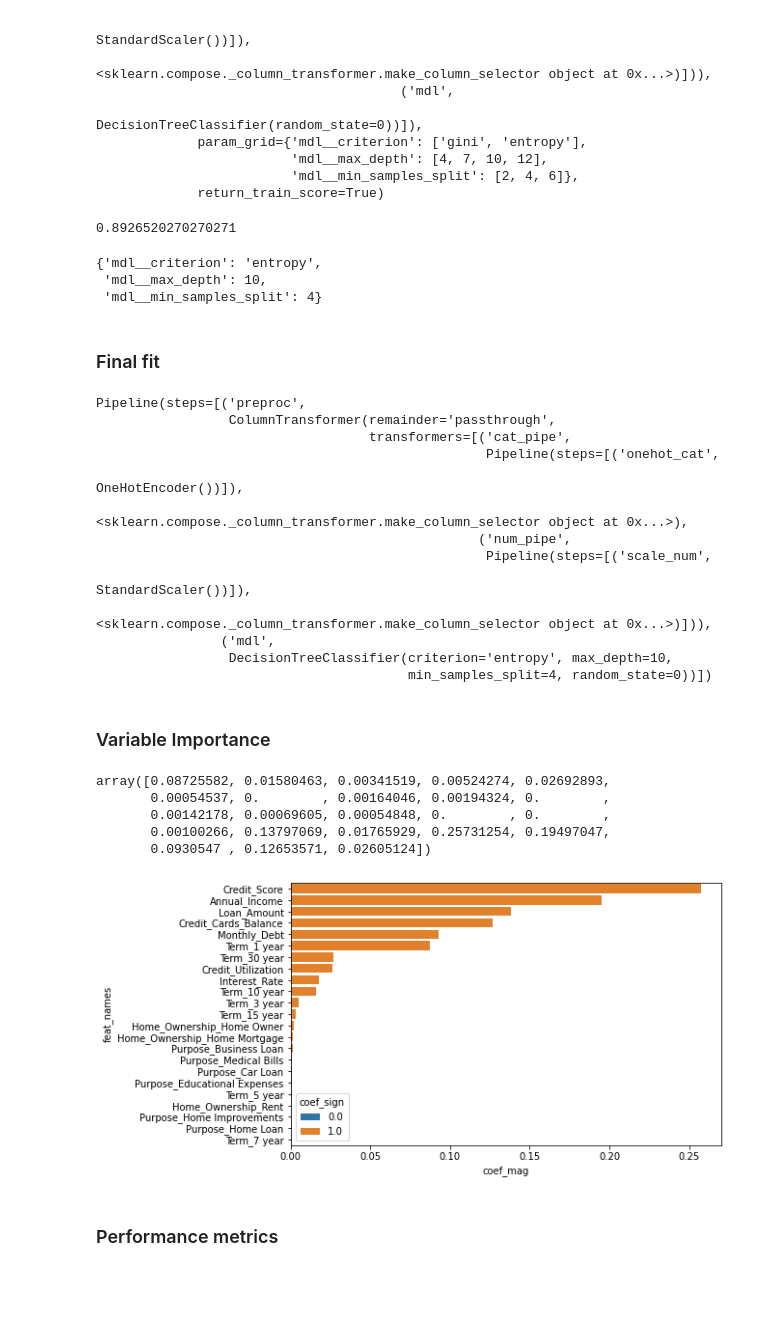
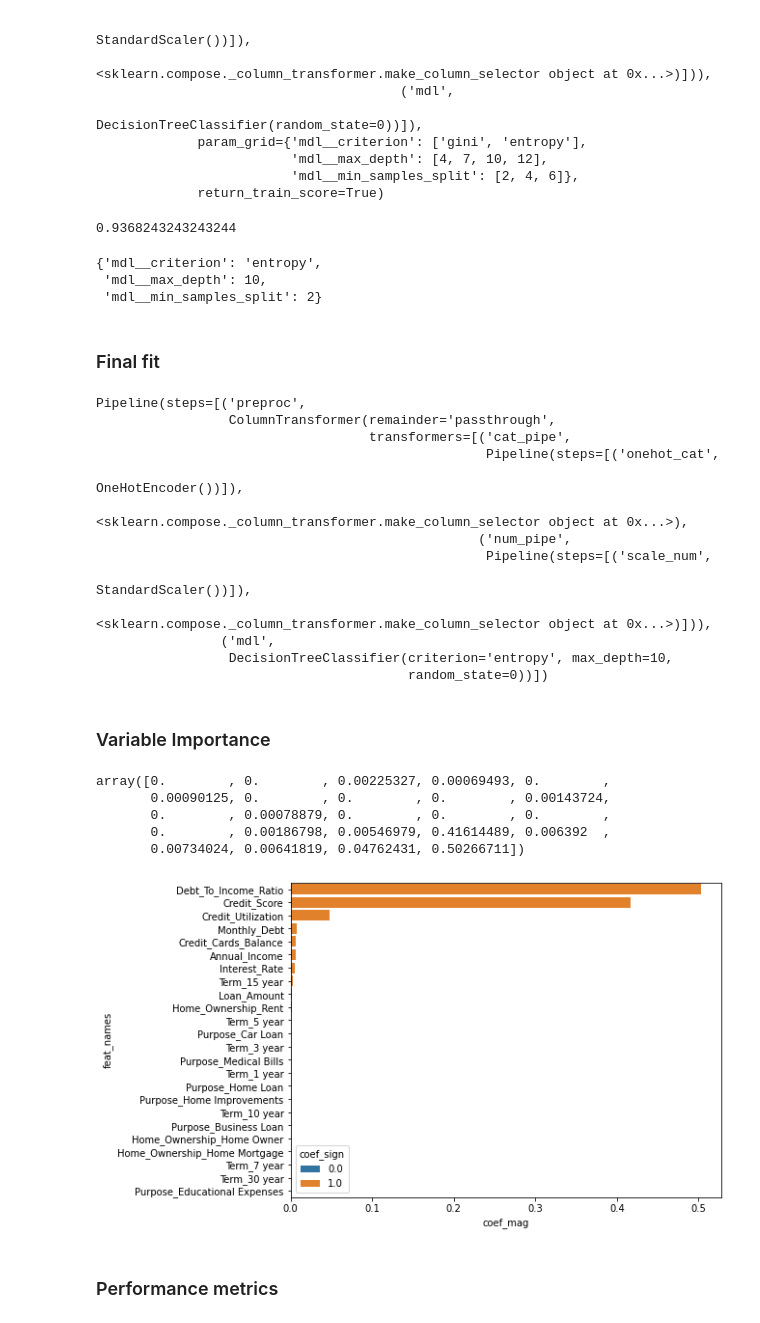
Before and after one commit to karelyrodri/Machine-Learning-CS5262-50, a Jupyter notebook: CS5262_50.ipynb, the cells around one changed output. Saved outputs shown, nothing was run; the diff lists cells and outputs as text; code cells hidden in the pictures; blank space fills up the shorter version.

```diff
--- a/CS5262_50.ipynb
+++ b/CS5262_50.ipynb
@@ -227,3 +235,6 @@ display(data.head(3))
 | 0 | 6966 | 1 year | 8.010 | 673 | 1 year or less | Home Mortgage | ... |
 | 2 | 5878 | 1 year | 5.570 | 743 | 1 year or less | Home Mortgage | ... |
 | 4 | 1010 | 1 year | 6.435 | 745 | 1 year or less | Home Mortgage | ... |
+# %%
+data = data.drop(columns = ['Credit_Cards_Limit'])
+display(data.columns)
@@ -229,0 +263,7 @@ display(data.head(3))
+# %%
+data["Term_Num"] = data["Term"].apply(lambda x: float(x.split(" ", 1)[0]))
+data["Compound"] = data[["Loan_Amount", "Credit_Cards_Balance"]].sum(axis=1) * \
+                  ((1.0+ (.001 * data["Interest_Rate"]/4.0)) ** (data["Term_Num"]  * 4.0))
+data["Debt_To_Income_Ratio"] = ((data["Compound"] / data["Term_Num"] / 12) + data["Monthly_Debt"]) \
+                               / (data["Annual_Income"] / 12)
+display(data.head(3))
@@ -229,0 +275,3 @@ display(data.head(3))
+# %%
+data = data.drop(columns = ['Compound', "Term_Num"])
+display(data.columns)
@@ -230,7 +284,7 @@ display(data.head(3))
 # %% [markdown]
 > Since there was a very weak correlation between Years_of_Credit_History and Credit_Score then it seems to be not impactful enough and can be removed entirely from the model. The same concern would apply to Years_in_Current_Job.
 # %%
-data = data.drop(columns = ['Years_in_Current_Job', 'Years_of_Credit_History', 'Credit_Cards_Limit'])
+data = data.drop(columns = ['Years_in_Current_Job', 'Years_of_Credit_History'])
 display(data.columns)
 # %% [output]
 Index(['Loan_Amount', 'Term', 'Interest_Rate', 'Credit_Score',
@@ -551,10 +606,10 @@ GridSearchCV(cv=5,
 print(DT_grid_search.best_score_)
 DT_grid_search.best_params_
 # %% [output]
-0.8926520270270271
+0.9368243243243244
 {'mdl__criterion': 'entropy',
  'mdl__max_depth': 10,
- 'mdl__min_samples_split': 4}
+ 'mdl__min_samples_split': 2}
 # %% [markdown]
 ### Final fit
 # %%
@@ -572,34 +627,34 @@ Pipeline(steps=[('preproc',
                                                   <sklearn.compose._column_transformer.make_column_selector object at 0x...>)])),
                 ('mdl',
                  DecisionTreeClassifier(criterion='entropy', max_depth=10,
-                                        min_samples_split=4, random_state=0))])
+                                        random_state=0))])
 # %% [markdown]
 ### Variable Importance
 # %%
 vip = DT_grid_search.best_estimator_['mdl'].feature_importances_
 vip
 # %% [output]
-array([0.08725582, 0.01580463, 0.00341519, 0.00524274, 0.02692893,
-       0.00054537, 0.        , 0.00164046, 0.00194324, 0.        ,
-       0.00142178, 0.00069605, 0.00054848, 0.        , 0.        ,
-       0.00100266, 0.13797069, 0.01765929, 0.25731254, 0.19497047,
-       0.0930547 , 0.12653571, 0.02605124])
+array([0.        , 0.        , 0.00225327, 0.00069493, 0.        ,
+       0.00090125, 0.        , 0.        , 0.        , 0.00143724,
+       0.        , 0.00078879, 0.        , 0.        , 0.        ,
+       0.        , 0.00186798, 0.00546979, 0.41614489, 0.006392  ,
+       0.00734024, 0.00641819, 0.04762431, 0.50266711])
 # %%
 #get names in correct preproc order
 cat_names = DT_grid_search.best_estimator_.named_steps['preproc'].transformers_[0][1].named_steps['onehot_cat'].get_feature_names_out()
 num_names = DT_grid_search.best_estimator_.named_steps['preproc'].transformers_[1][2]
 #create df with vip info
 coef_info = pd.DataFrame({'feat_names':np.hstack([cat_names, num_names]), 'vip': vip})
 #get sign and magnitude information
 coef_info = coef_info.assign(coef_mag = abs(coef_info['vip']),
                              coef_sign = np.sign(coef_info['vip']))
 
 #sort and plot
 coef_info = coef_info.set_index('feat_names').sort_values(by='coef_mag', ascending=False)
 sns.barplot(y=coef_info.index, x='coef_mag', hue='coef_sign', data=coef_info, orient='h', dodge=False);
-plt.rcParams["figure.figsize"] = [10, 6]
+plt.rcParams["figure.figsize"] = [8, 6]
 # %% [output]
-[figure, old version]
+[figure, new version]
 # %% [markdown]
 ### Performance metrics
 # %%
```
Also changed, not shown: parts of 38 cells of this notebook.
